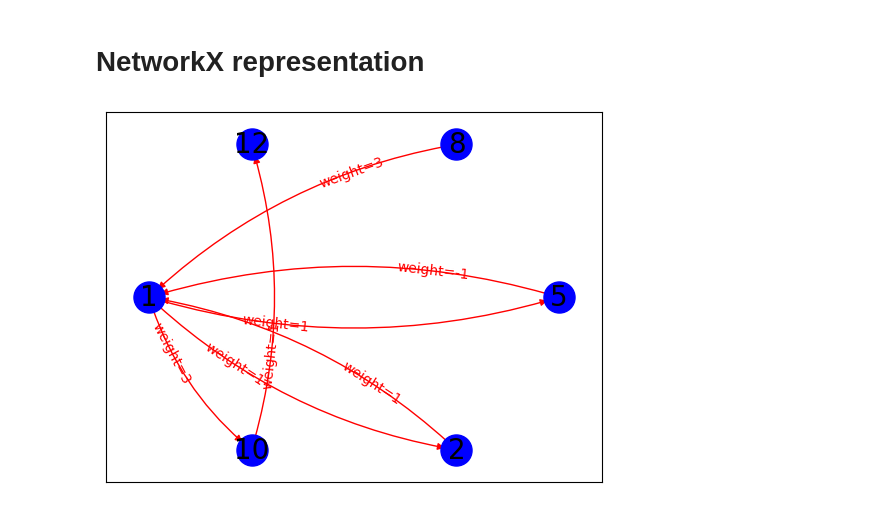
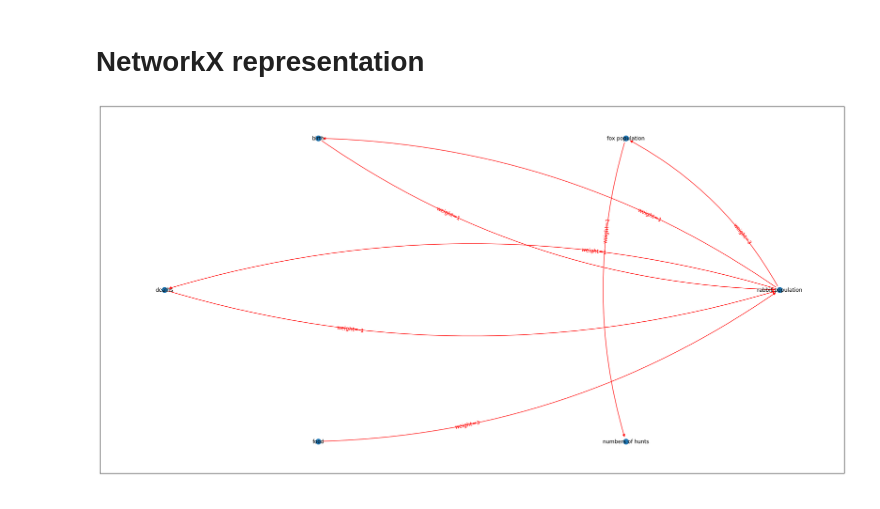
Before and after one commit to georgia-max/MentalMaps_Aggregation, a Jupyter notebook: Toy_Model.ipynb, the cells around one changed output. Drawn from its saved outputs; the diff is of its cells as text; code cells hidden in the pictures.

```diff
--- a/Toy_Model.ipynb
+++ b/Toy_Model.ipynb
@@ -229,14 +230,16 @@ polarity_matrix
 # %%
 df_subset = df_links[['from', 'to', 'polarity_type']]
 # Change the column name polarity type of weight
 df_subset = df_subset.rename(columns={'polarity_type': 'weight'})
 
 d = parse_cld.get_dict_of_dicts(df_subset)
-
+# print(d)
 G_test = nx.MultiDiGraph(d)
-cld_nx.draw_labeled_multigraph(G_test, "weight")
+# print(dict_var)
+cld_nx.draw_labeled_multigraph(G_test, "weight", dict_var)
+plt.show()
 # %% [output]
-[figure, old version]
+[figure, new version]
 # %%
 # read json file
 import pickle
```
Also changed, not shown: parts of 3 cells of this notebook, 6 other files.
